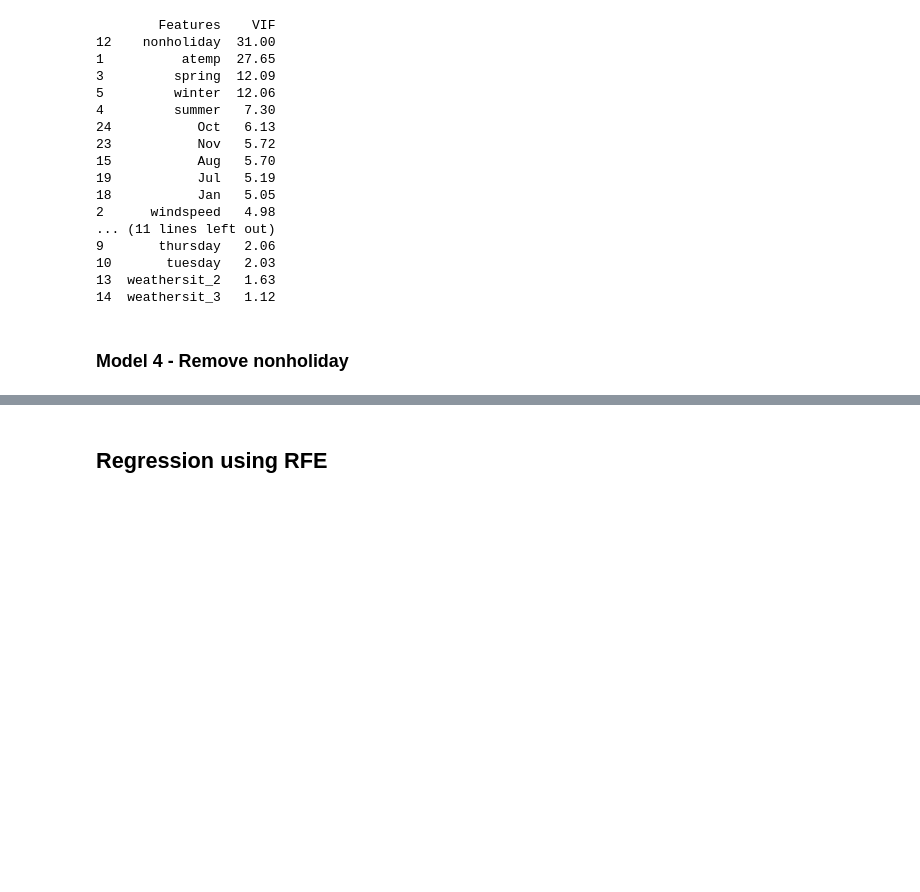
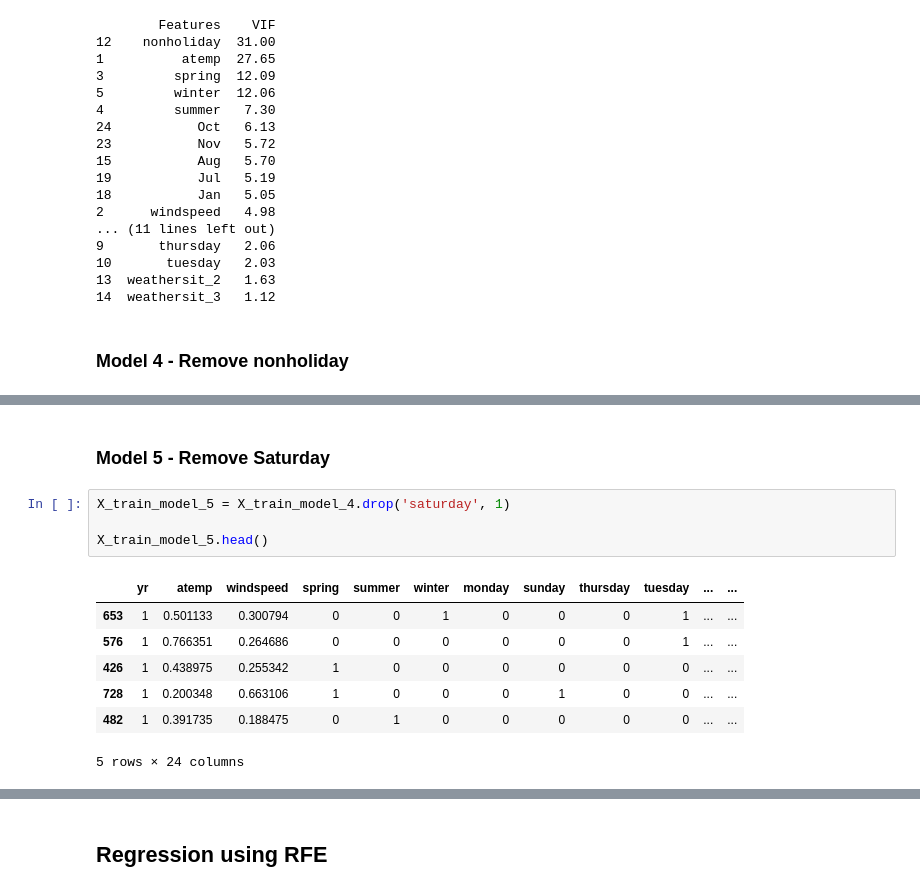
Before and after one commit to ncjanardhan-outlook/ncjpersonal, a Jupyter notebook: Linear Regression Assignment/Linear Regression Assignment - Boom Bikes.ipynb, the cells around one changed output, grey strips where cells are left out. Saved outputs shown, nothing was run; the diff lists cells and outputs as text; blank space fills up the shorter version.

```diff
--- a/Linear Regression Assignment/Linear Regression Assignment - Boom Bikes.ipynb
+++ b/Linear Regression Assignment/Linear Regression Assignment - Boom Bikes.ipynb
@@ -381,0 +434,14 @@ Calculate_VIF(X_train_model_4)
+# %% [markdown]
+### Model 5 - Remove Saturday
+# %%
+X_train_model_5 = X_train_model_4.drop('saturday', 1)
+
+X_train_model_5.head()
+# %% [output]
+|  | yr | atemp | windspeed | spring | summer | winter | monday | sunday | thursday | tuesday | ... | ... |
+| 653 | 1 | 0.501133 | 0.300794 | 0 | 0 | 1 | 0 | 0 | 0 | 1 | ... | ... |
+| 576 | 1 | 0.766351 | 0.264686 | 0 | 0 | 0 | 0 | 0 | 0 | 1 | ... | ... |
+| 426 | 1 | 0.438975 | 0.255342 | 1 | 0 | 0 | 0 | 0 | 0 | 0 | ... | ... |
+| 728 | 1 | 0.200348 | 0.663106 | 1 | 0 | 0 | 0 | 1 | 0 | 0 | ... | ... |
+| 482 | 1 | 0.391735 | 0.188475 | 0 | 1 | 0 | 0 | 0 | 0 | 0 | ... | ... |
+5 rows × 24 columns
```
Also changed, not shown: parts of 11 cells of this notebook.
